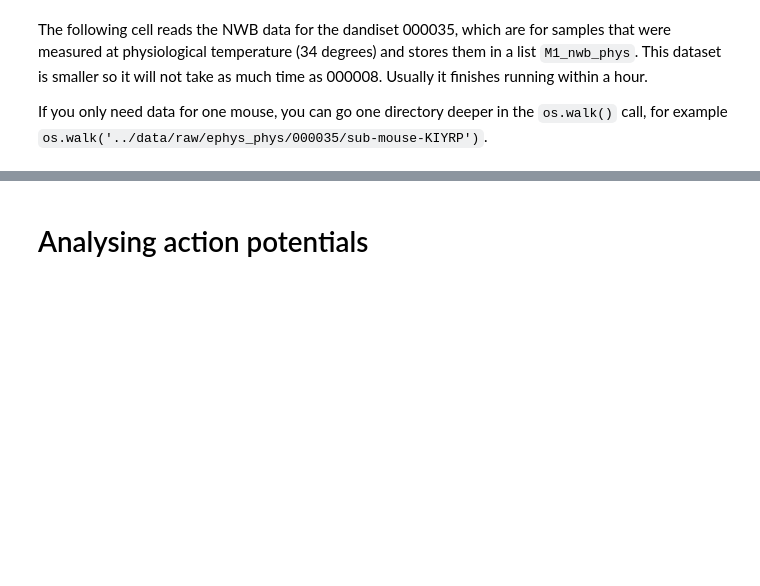
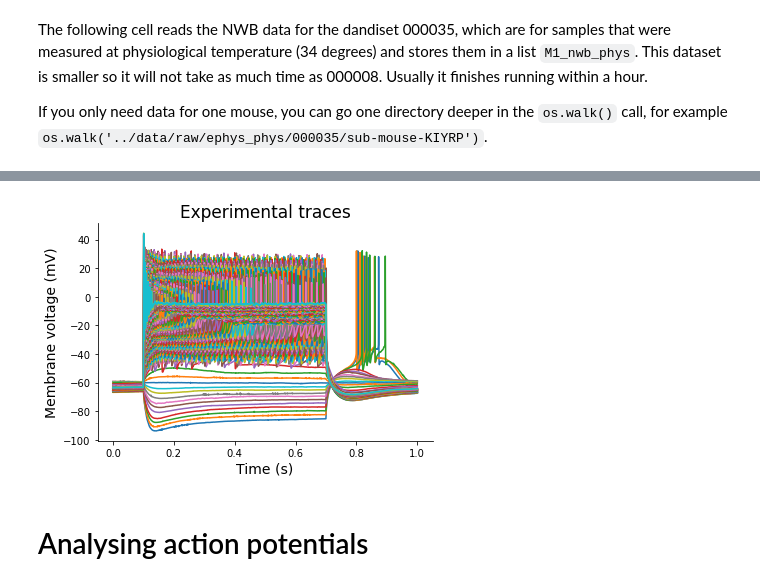
Before and after one commit to RyokoNod/Clustering_Neurons, a Jupyter notebook: code/preprocess-ephys-files-mod.ipynb, the cells around one changed output, grey strips where cells are left out. Saved outputs shown, nothing was run; the diff lists cells and outputs as text; code cells hidden in the pictures; blank space fills up the shorter version.

```diff
--- a/code/preprocess-ephys-files-mod.ipynb
+++ b/code/preprocess-ephys-files-mod.ipynb
@@ -96,3 +140,11 @@ for root, dirs, files in os.walk('../data/raw/ephys_phys/000035'):
+# %%
+plt.plot(time, voltage);
+plt.xlabel('Time (s)', fontsize = 14)
+plt.ylabel('Membrane voltage (mV)', fontsize = 14)
+plt.title('Experimental traces', fontsize = 17)
+sns.despine()
+# %% [output]
+[figure, added]
 # %% [markdown]
 # Analysing action potentials
 # %%
```
Also changed, not shown: parts of 7 cells of this notebook.
